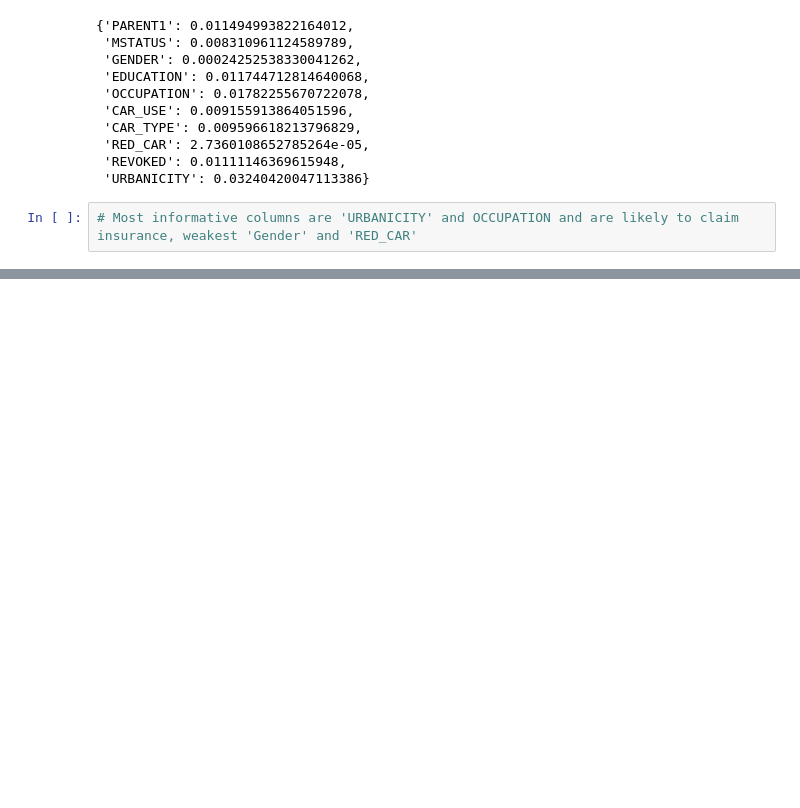
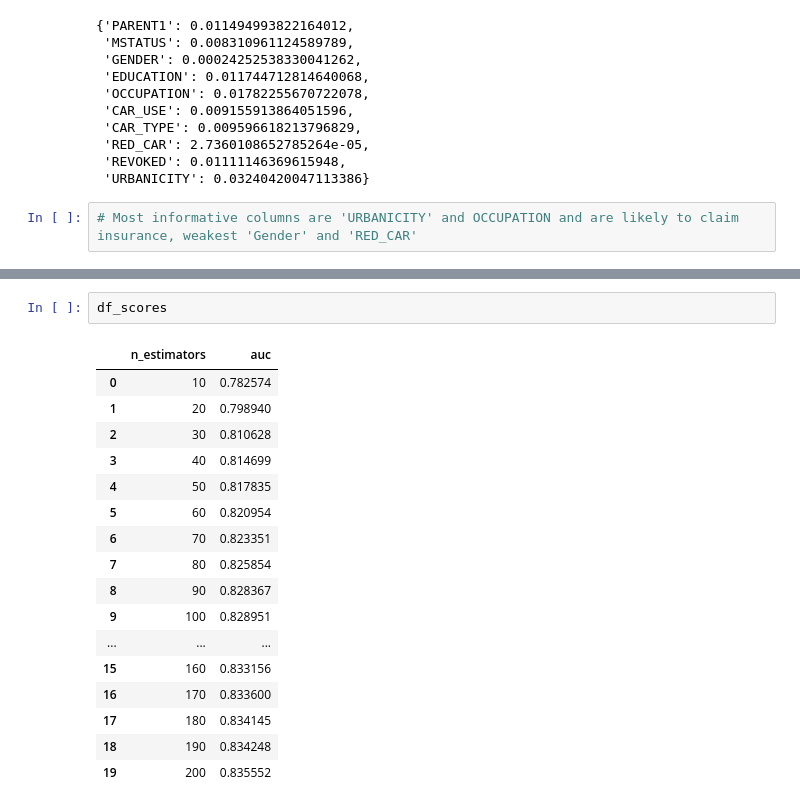
Before and after one commit to vandithavb/machine-learning-zoomcamp-2025, a Jupyter notebook: Auto_Insurance_Claim_Prediction/notebook.ipynb, the cells around one changed output, grey strips where cells are left out. Saved outputs shown, nothing was run; the diff lists cells and outputs as text; blank space fills up the shorter version.

```diff
--- a/Auto_Insurance_Claim_Prediction/notebook.ipynb
+++ b/Auto_Insurance_Claim_Prediction/notebook.ipynb
@@ -235,0 +315,20 @@ del df_test['CLAIM_FLAG']
+# %%
+df_scores
+# %% [output]
+|  | n_estimators | auc |
+| 0 | 10 | 0.782574 |
+| 1 | 20 | 0.798940 |
+| 2 | 30 | 0.810628 |
+| 3 | 40 | 0.814699 |
+| 4 | 50 | 0.817835 |
+| 5 | 60 | 0.820954 |
+| 6 | 70 | 0.823351 |
+| 7 | 80 | 0.825854 |
+| 8 | 90 | 0.828367 |
+| 9 | 100 | 0.828951 |
+| ... | ... | ... |
+| 15 | 160 | 0.833156 |
+| 16 | 170 | 0.833600 |
+| 17 | 180 | 0.834145 |
+| 18 | 190 | 0.834248 |
+| 19 | 200 | 0.835552 |
```
Also changed, not shown: parts of 18 cells of this notebook, 9 other files.
